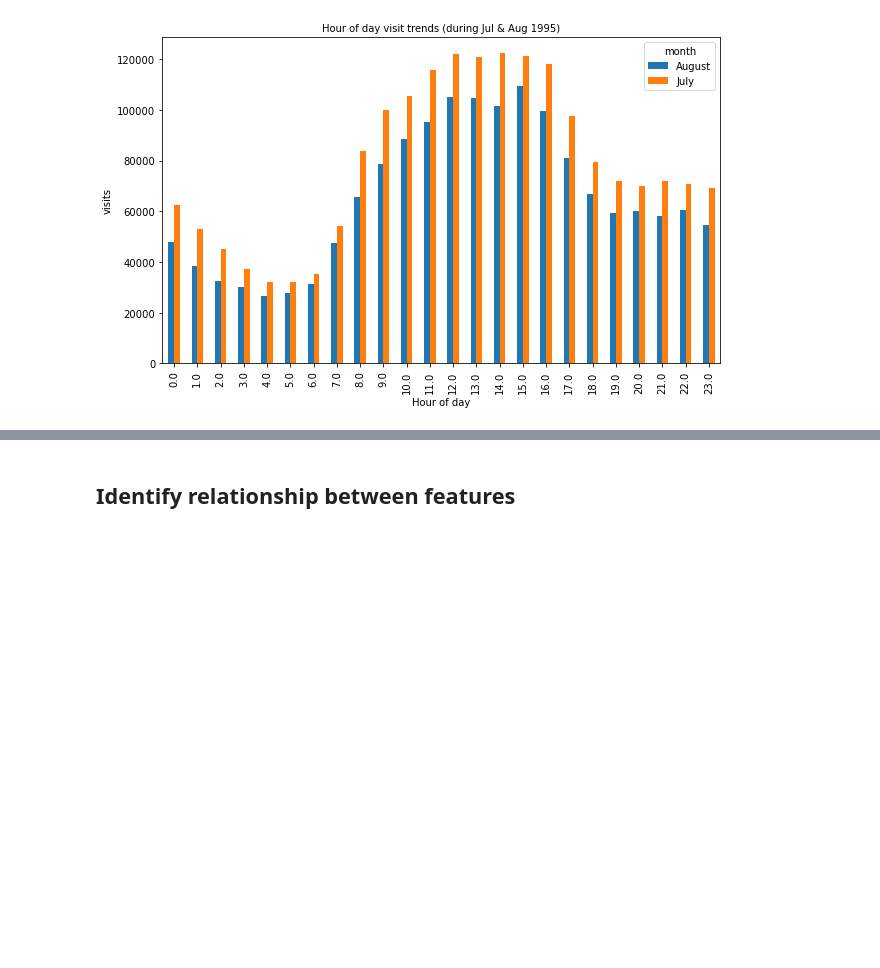
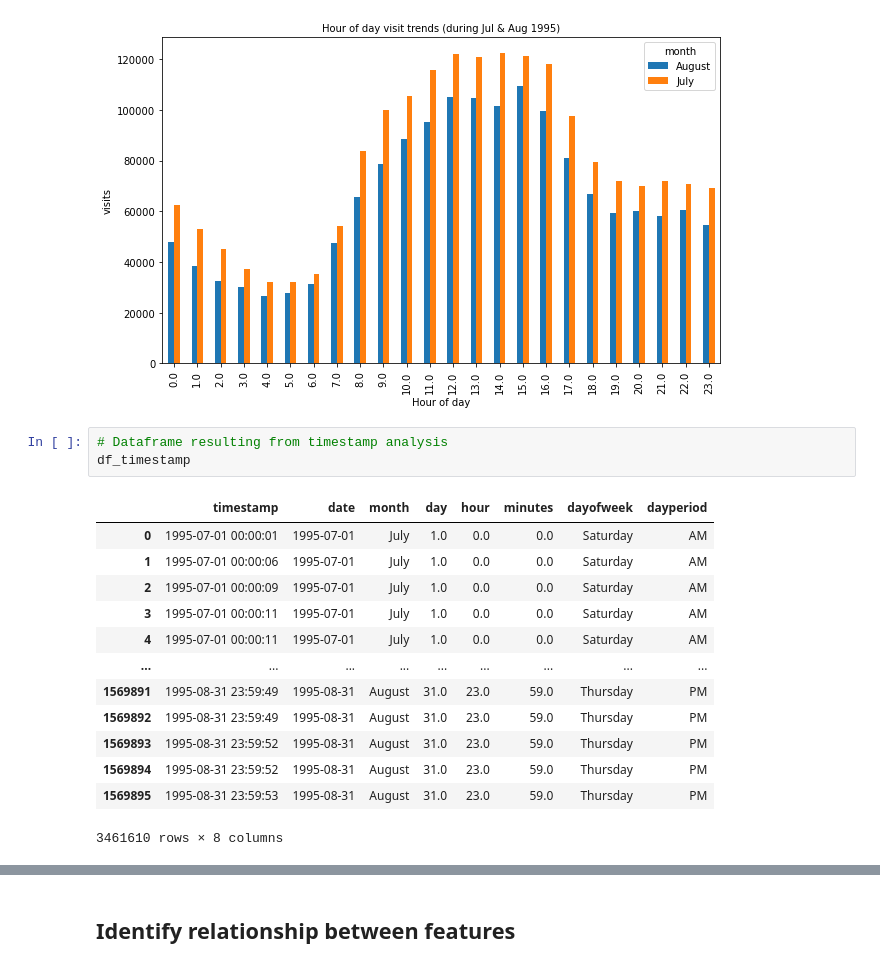
Before and after one commit to emtabiraobarias/nasa-website-1995-analysis, a Jupyter notebook: eda/nasa_website_analysis.ipynb, the cells around one changed output, grey strips where cells are left out. Cells and saved outputs as stored; diff of their text form; blank space fills up the shorter version.

```diff
--- a/eda/nasa_website_analysis.ipynb
+++ b/eda/nasa_website_analysis.ipynb
@@ -429,3 +421,20 @@ ax.set_title('Hour of day visit trends (during Jul & Aug 1995)', fontsize='mediu
 # %% [output]
 Text(0.5, 1.0, 'Hour of day visit trends (during Jul & Aug 1995)')
 [figure]
+# %%
+# Dataframe resulting from timestamp analysis
+df_timestamp
+# %% [output]
+|  | timestamp | date | month | day | hour | minutes | dayofweek | dayperiod |
+| 0 | 1995-07-01 00:00:01 | 1995-07-01 | July | 1.0 | 0.0 | 0.0 | Saturday | AM |
+| 1 | 1995-07-01 00:00:06 | 1995-07-01 | July | 1.0 | 0.0 | 0.0 | Saturday | AM |
+| 2 | 1995-07-01 00:00:09 | 1995-07-01 | July | 1.0 | 0.0 | 0.0 | Saturday | AM |
+| 3 | 1995-07-01 00:00:11 | 1995-07-01 | July | 1.0 | 0.0 | 0.0 | Saturday | AM |
+| 4 | 1995-07-01 00:00:11 | 1995-07-01 | July | 1.0 | 0.0 | 0.0 | Saturday | AM |
+| ... | ... | ... | ... | ... | ... | ... | ... | ... |
+| 1569891 | 1995-08-31 23:59:49 | 1995-08-31 | August | 31.0 | 23.0 | 59.0 | Thursday | PM |
+| 1569892 | 1995-08-31 23:59:49 | 1995-08-31 | August | 31.0 | 23.0 | 59.0 | Thursday | PM |
+| 1569893 | 1995-08-31 23:59:52 | 1995-08-31 | August | 31.0 | 23.0 | 59.0 | Thursday | PM |
+| 1569894 | 1995-08-31 23:59:52 | 1995-08-31 | August | 31.0 | 23.0 | 59.0 | Thursday | PM |
+| 1569895 | 1995-08-31 23:59:53 | 1995-08-31 | August | 31.0 | 23.0 | 59.0 | Thursday | PM |
+3461610 rows × 8 columns
```
Also changed, not shown: parts of 10 cells of this notebook.
